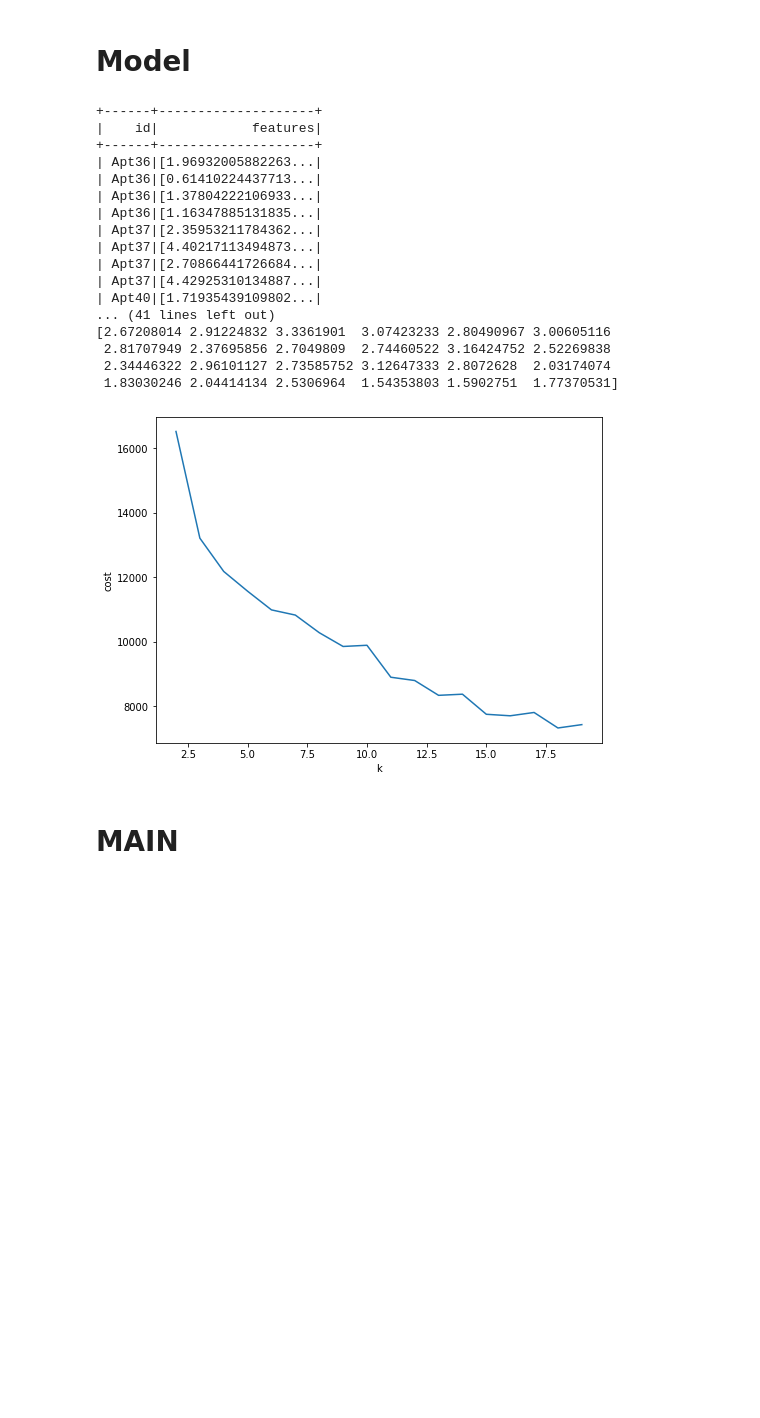
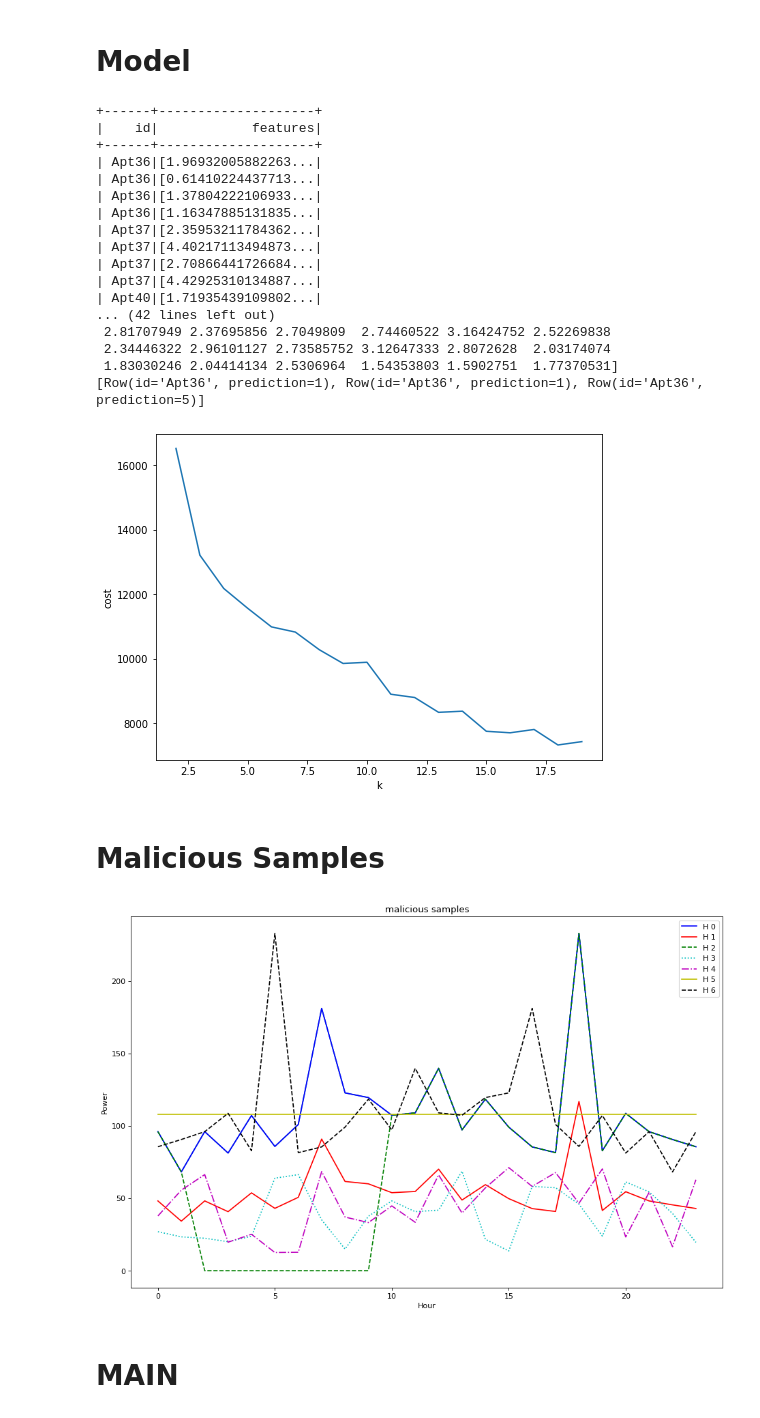
Before and after one commit to soroushomidvar/anomaly-detection, a Jupyter notebook: Master Thesis.ipynb, the cells around one changed output. Drawn from its saved outputs; the diff is of its cells as text; code cells hidden in the pictures; blank space fills up the shorter version.

Commit message:
add functions for generating malicious samples

```diff
--- a/Master Thesis.ipynb
+++ b/Master Thesis.ipynb
@@ -328,6 +330,12 @@ centers = model.clusterCenters()
 print("Cluster Centers: ")
 for center in centers:
     print(center)
+
+transformed = model.transform(sdf_kmeans).select('id', 'prediction')
+rows = transformed.collect()
+print(rows[:3])
+#prediction = spark.createDataFrame(rows)
+#prediction.show()
 # %% [output]
 +------+--------------------+
 |    id|            features|
@@ -341,9 +349,11 @@ for center in centers:
 | Apt37|[2.70866441726684...|
 | Apt37|[4.42925310134887...|
 | Apt40|[1.71935439109802...|
-... (41 lines left out)
-[2.67208014 2.91224832 3.3361901  3.07423233 2.80490967 3.00605116
+... (42 lines left out)
  2.81707949 2.37695856 2.7049809  2.74460522 3.16424752 2.52269838
  2.34446322 2.96101127 2.73585752 3.12647333 2.8072628  2.03174074
  1.83030246 2.04414134 2.5306964  1.54353803 1.5902751  1.77370531]
+[Row(id='Apt36', prediction=1), Row(id='Apt36', prediction=1), Row(id='Apt36', prediction=5)]
 [figure]
+# %% [markdown]
+# **Malicious Samples**
@@ -350,3 +409,26 @@ for center in centers:
+# %%
+#plot
+read_value=[96.00396728515625, 68.20671844482422, 96.05184936523438, 81.24053192138672, 107.14600372314453, 85.7899169921875, 100.9619140625, 181.16192626953125, 122.7833023071289, 119.53163146972656, 107.34815216064453, 108.99268341064453, 139.76922607421875, 97.21031951904297, 118.4515151977539, 99.15070343017578, 85.47505187988281, 81.51718139648438, 232.91493225097656, 82.83419799804688, 108.6827163696289, 95.99102020263672, 90.59868621826172, 85.60449981689453]
+lists=[]
+colors=['b','r-','g--','c:','m-.','y-','k--']
+lists.append(read_value)
+lists.append(h1(read_value))
+lists.append(h2(read_value))
+lists.append(h3(read_value))
+lists.append(h4(read_value))
+lists.append(h5(read_value))
+lists.append(h6(read_value))
+plt.figure(num=None, figsize=(14, 9), dpi=80, facecolor='w', edgecolor='k')
+plt.xlabel("Hour")
+plt.ylabel("Power")
+plt.title("malicious samples")
+plt.plot(read_value)
+for i in range(len(lists)):
+    plt.plot(lists[i],colors[i],label = 'H %s'%i)
+plt.legend()
+plt.show()
+# %% [output]
+[figure, added]
 # %% [markdown]
 # **MAIN**
 # %% [markdown]
```
Also changed, not shown: parts of 3 cells of this notebook.
